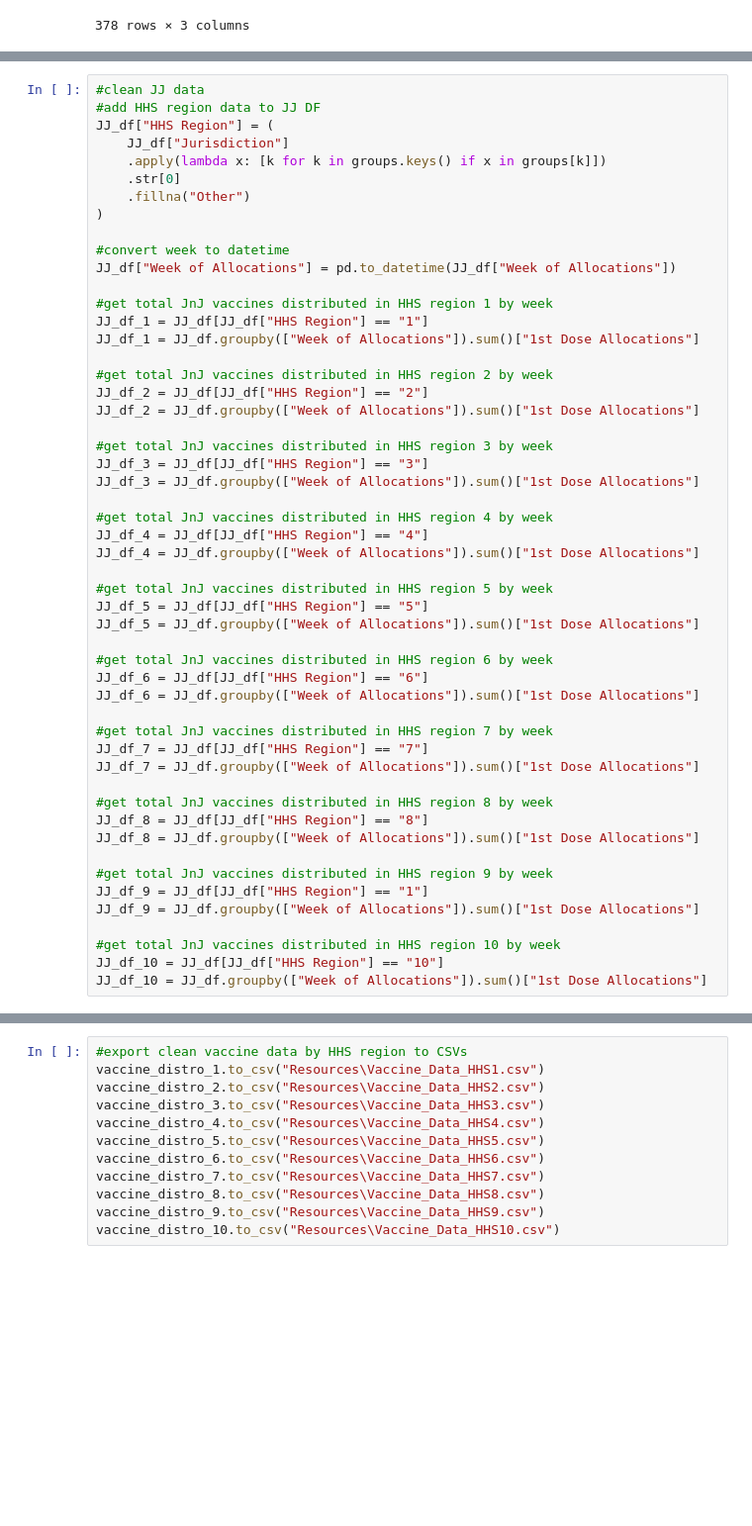
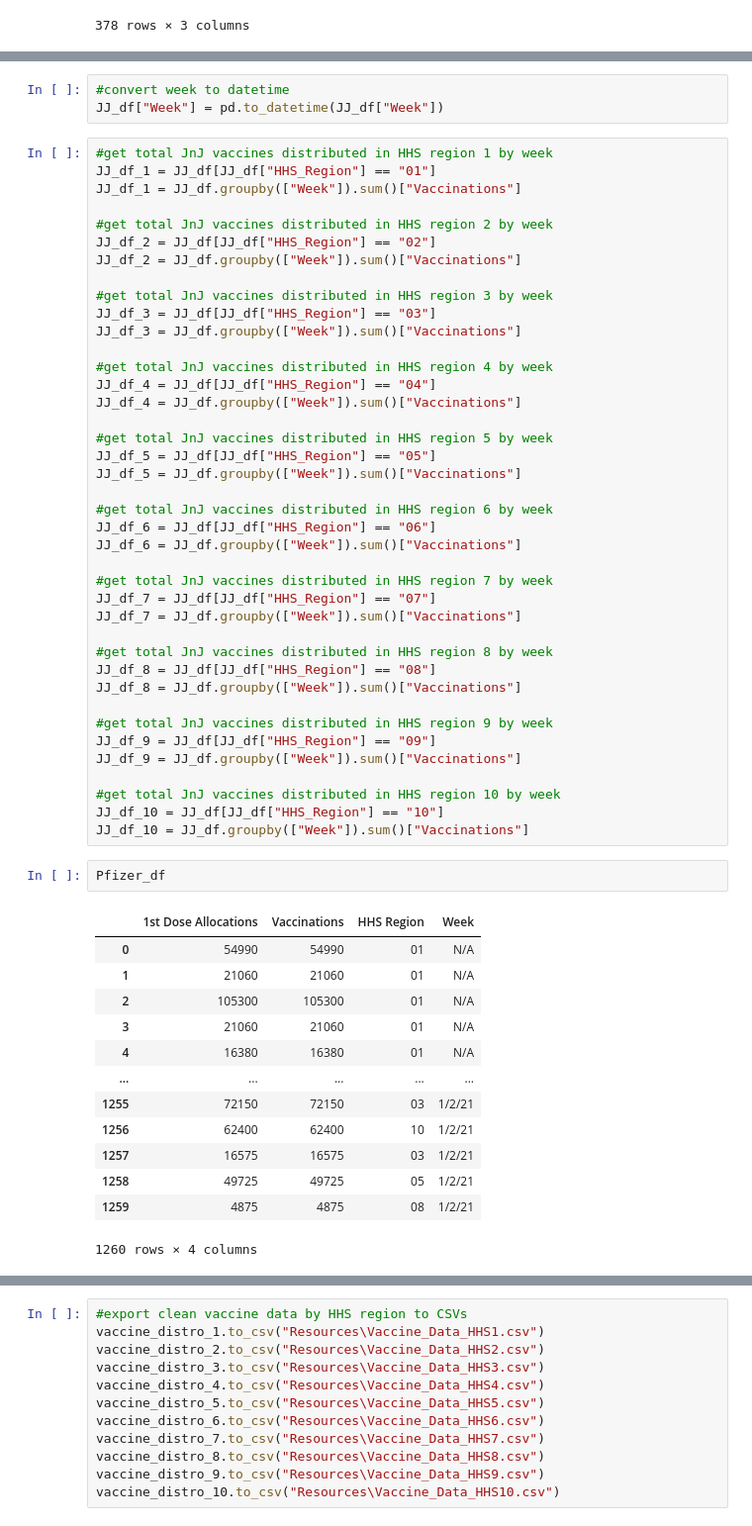
Before and after one commit to itsjonlau/Final-Project, a Jupyter notebook: Lauren/dev/Cleaning_Data.ipynb, the cells around one changed output, grey strips where cells are left out. Shown at 99% size. Saved outputs shown, nothing was run; the diff lists cells and outputs as text; blank space fills up the shorter version.

```diff
--- a/Lauren/dev/Cleaning_Data.ipynb
+++ b/Lauren/dev/Cleaning_Data.ipynb
@@ -185,55 +242,62 @@ groups = {
+# %%
+#convert week to datetime
+JJ_df["Week"] = pd.to_datetime(JJ_df["Week"])
 # %%
-#clean JJ data
-#add HHS region data to JJ DF
-JJ_df["HHS Region"] = (
-    JJ_df["Jurisdiction"]
-    .apply(lambda x: [k for k in groups.keys() if x in groups[k]])
-    .str[0]
-    .fillna("Other")
-)
-
-#convert week to datetime
-JJ_df["Week of Allocations"] = pd.to_datetime(JJ_df["Week of Allocations"])
-
 #get total JnJ vaccines distributed in HHS region 1 by week
-JJ_df_1 = JJ_df[JJ_df["HHS Region"] == "1"]
-JJ_df_1 = JJ_df.groupby(["Week of Allocations"]).sum()["1st Dose Allocations"]
+JJ_df_1 = JJ_df[JJ_df["HHS_Region"] == "01"]
+JJ_df_1 = JJ_df.groupby(["Week"]).sum()["Vaccinations"]
 
 #get total JnJ vaccines distributed in HHS region 2 by week
-JJ_df_2 = JJ_df[JJ_df["HHS Region"] == "2"]
-JJ_df_2 = JJ_df.groupby(["Week of Allocations"]).sum()["1st Dose Allocations"]
+JJ_df_2 = JJ_df[JJ_df["HHS_Region"] == "02"]
+JJ_df_2 = JJ_df.groupby(["Week"]).sum()["Vaccinations"]
 
 #get total JnJ vaccines distributed in HHS region 3 by week
-JJ_df_3 = JJ_df[JJ_df["HHS Region"] == "3"]
-JJ_df_3 = JJ_df.groupby(["Week of Allocations"]).sum()["1st Dose Allocations"]
+JJ_df_3 = JJ_df[JJ_df["HHS_Region"] == "03"]
+JJ_df_3 = JJ_df.groupby(["Week"]).sum()["Vaccinations"]
 
 #get total JnJ vaccines distributed in HHS region 4 by week
-JJ_df_4 = JJ_df[JJ_df["HHS Region"] == "4"]
-JJ_df_4 = JJ_df.groupby(["Week of Allocations"]).sum()["1st Dose Allocations"]
+JJ_df_4 = JJ_df[JJ_df["HHS_Region"] == "04"]
+JJ_df_4 = JJ_df.groupby(["Week"]).sum()["Vaccinations"]
 
 #get total JnJ vaccines distributed in HHS region 5 by week
-JJ_df_5 = JJ_df[JJ_df["HHS Region"] == "5"]
-JJ_df_5 = JJ_df.groupby(["Week of Allocations"]).sum()["1st Dose Allocations"]
+JJ_df_5 = JJ_df[JJ_df["HHS_Region"] == "05"]
+JJ_df_5 = JJ_df.groupby(["Week"]).sum()["Vaccinations"]
 
 #get total JnJ vaccines distributed in HHS region 6 by week
-JJ_df_6 = JJ_df[JJ_df["HHS Region"] == "6"]
-JJ_df_6 = JJ_df.groupby(["Week of Allocations"]).sum()["1st Dose Allocations"]
+JJ_df_6 = JJ_df[JJ_df["HHS_Region"] == "06"]
+JJ_df_6 = JJ_df.groupby(["Week"]).sum()["Vaccinations"]
 
 #get total JnJ vaccines distributed in HHS region 7 by week
-JJ_df_7 = JJ_df[JJ_df["HHS Region"] == "7"]
-JJ_df_7 = JJ_df.groupby(["Week of Allocations"]).sum()["1st Dose Allocations"]
+JJ_df_7 = JJ_df[JJ_df["HHS_Region"] == "07"]
+JJ_df_7 = JJ_df.groupby(["Week"]).sum()["Vaccinations"]
 
 #get total JnJ vaccines distributed in HHS region 8 by week
-JJ_df_8 = JJ_df[JJ_df["HHS Region"] == "8"]
-JJ_df_8 = JJ_df.groupby(["Week of Allocations"]).sum()["1st Dose Allocations"]
+JJ_df_8 = JJ_df[JJ_df["HHS_Region"] == "08"]
+JJ_df_8 = JJ_df.groupby(["Week"]).sum()["Vaccinations"]
 
 #get total JnJ vaccines distributed in HHS region 9 by week
-JJ_df_9 = JJ_df[JJ_df["HHS Region"] == "1"]
-JJ_df_9 = JJ_df.groupby(["Week of Allocations"]).sum()["1st Dose Allocations"]
+JJ_df_9 = JJ_df[JJ_df["HHS_Region"] == "09"]
+JJ_df_9 = JJ_df.groupby(["Week"]).sum()["Vaccinations"]
 
 #get total JnJ vaccines distributed in HHS region 10 by week
-JJ_df_10 = JJ_df[JJ_df["HHS Region"] == "10"]
-JJ_df_10 = JJ_df.groupby(["Week of Allocations"]).sum()["1st Dose Allocations"]
+JJ_df_10 = JJ_df[JJ_df["HHS_Region"] == "10"]
+JJ_df_10 = JJ_df.groupby(["Week"]).sum()["Vaccinations"]
+# %%
+Pfizer_df
+# %% [output]
+|  | 1st Dose Allocations | Vaccinations | HHS Region | Week |
+| 0 | 54990 | 54990 | 01 | N/A |
+| 1 | 21060 | 21060 | 01 | N/A |
+| 2 | 105300 | 105300 | 01 | N/A |
+| 3 | 21060 | 21060 | 01 | N/A |
+| 4 | 16380 | 16380 | 01 | N/A |
+| ... | ... | ... | ... | ... |
+| 1255 | 72150 | 72150 | 03 | 1/2/21 |
+| 1256 | 62400 | 62400 | 10 | 1/2/21 |
+| 1257 | 16575 | 16575 | 03 | 1/2/21 |
+| 1258 | 49725 | 49725 | 05 | 1/2/21 |
+| 1259 | 4875 | 4875 | 08 | 1/2/21 |
+1260 rows × 4 columns
 # %%
 #clean Pfizer data
 #add HHS region data to Pfizer DF
```
Also changed, not shown: parts of 12 cells of this notebook, 21 other files.
